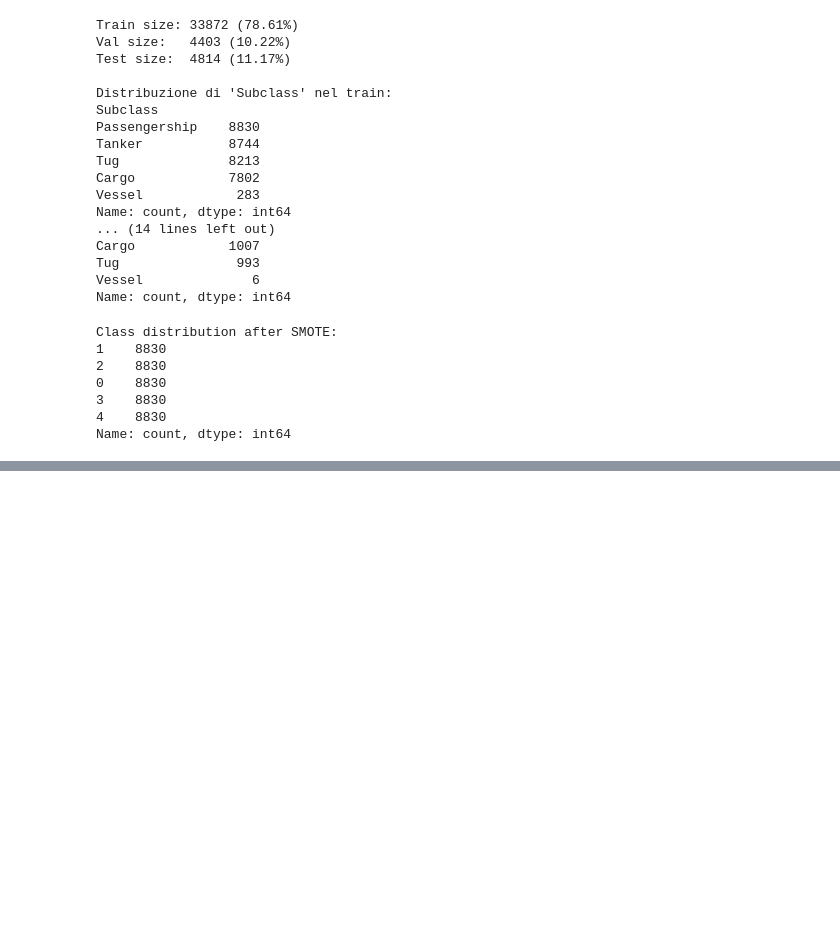
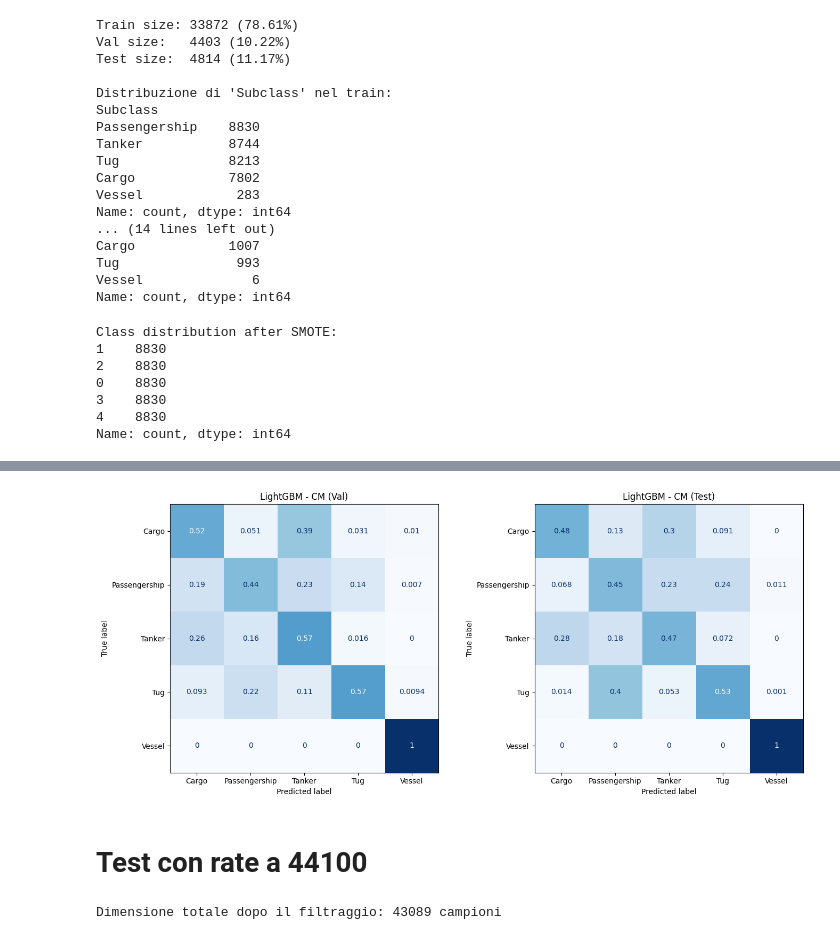
Before and after one commit to Presidente10/UnderwaterClassification, a Jupyter notebook: oversampling_training/oversampling_multiclass_extra.ipynb, the cells around one changed output, grey strips where cells are left out. Cells and saved outputs as stored; diff of their text form; code cells hidden in the pictures; blank space fills up the shorter version.

```diff
--- a/oversampling_training/oversampling_multiclass_extra.ipynb
+++ b/oversampling_training/oversampling_multiclass_extra.ipynb
@@ -95,0 +101,5 @@ lightgbm_plot_confusion_matrices(
+# %%
+lightgbm_model_exp1 = train_lightgbm_multiclass_kfold(
+    X_train_resampled_exp1, y_train_resampled_exp1,
+    X_test_imputed_exp1, y_test_encoded_exp1
+)
@@ -95,0 +124,7 @@ lightgbm_plot_confusion_matrices(
+# %%
+lightgbm_plot_confusion_matrices(
+    lightgbm_model_exp1,
+    X_val_imputed_exp1, y_val_encoded_exp1,
+    X_test_imputed_exp1, y_test_encoded_exp1,subclass_encoder=subclass_encoder_exp1
+)
+# %% [output]
@@ -95,0 +137,3 @@ lightgbm_plot_confusion_matrices(
+[figure, added]
+# %% [markdown]
+# Test con rate a 44100
@@ -95,0 +143,14 @@ lightgbm_plot_confusion_matrices(
+# %%
+df_exp1['File Name'] = df_exp1['File Name'].str[:-4]
+df_exp1 = df_exp1[df_exp1['Class'] == 'Target'].copy()
+# Aggiungi una colonna "Parent" che contiene il prefisso dei file per garantire la coesione dei segmenti
+df_exp1['Parent'] = df_exp1['File Name'].str.extract(r'^(.*?)(?=_seg)')
+
+# Filtra le subclass con almeno 10 parent distinti
+parent_counts = df_exp1.groupby('Subclass')['Parent'].nunique()
+subclasses_to_keep = parent_counts[parent_counts >= 10].index
+df_exp1 = df_exp1[df_exp1['Subclass'].isin(subclasses_to_keep)].copy()
+
+print(f"Dimensione totale dopo il filtraggio: {df_exp1.shape[0]} campioni")
+# %% [output]
+Dimensione totale dopo il filtraggio: 43089 campioni
```
Also changed, not shown: parts of 16 cells of this notebook, 28 other files.
